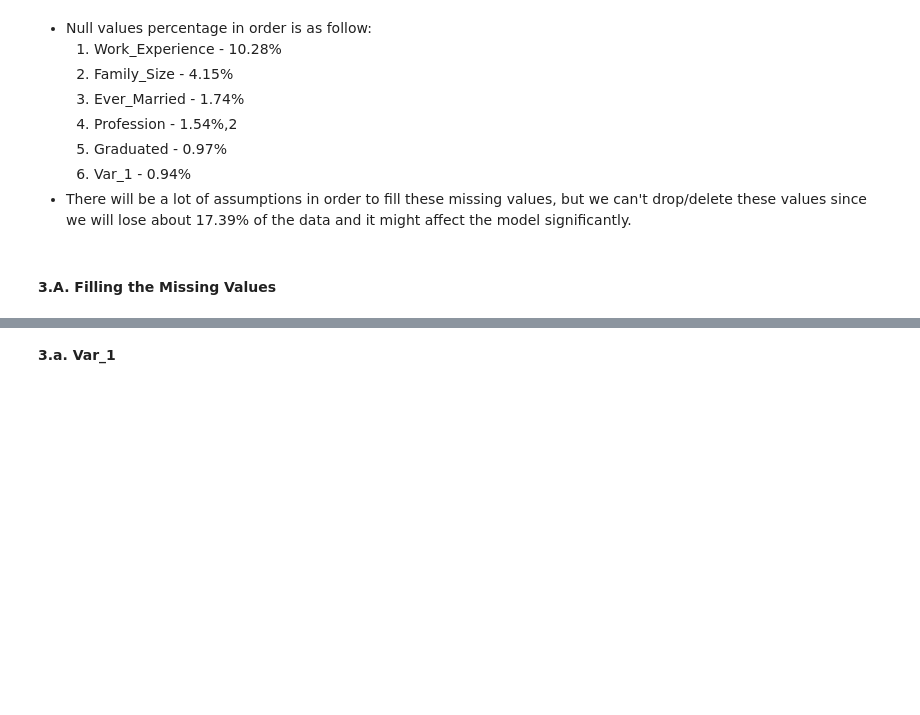
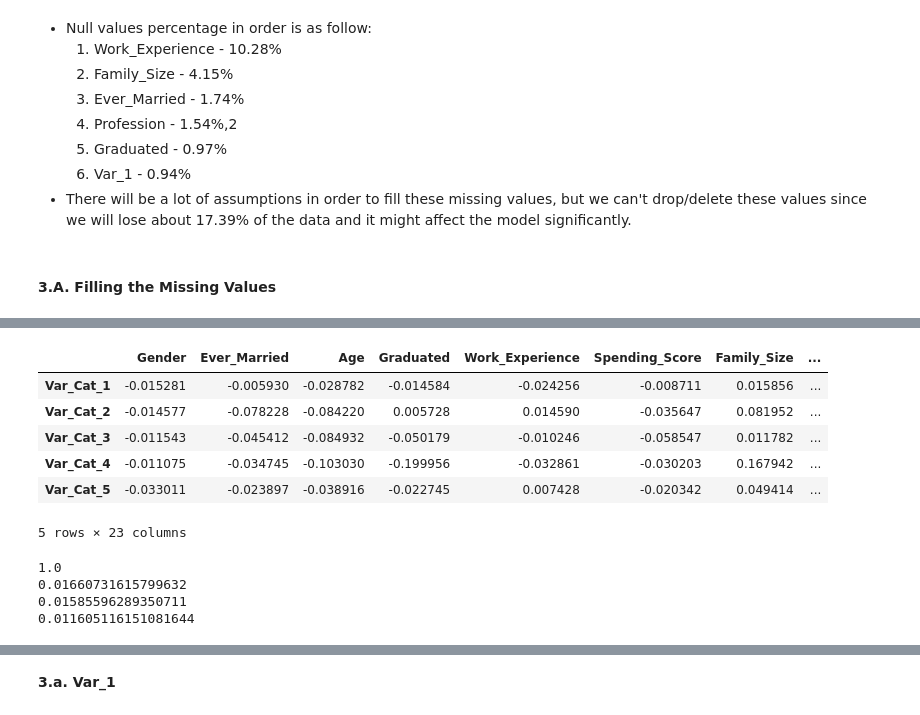
Before and after one commit to harashtaht/CustomerSegmentation, a Jupyter notebook: customerSegmentation/automobileSegmentation.ipynb, the cells around one changed output, grey strips where cells are left out. Saved outputs shown, nothing was run; the diff lists cells and outputs as text; code cells hidden in the pictures; blank space fills up the shorter version.

```diff
--- a/customerSegmentation/automobileSegmentation.ipynb
+++ b/customerSegmentation/automobileSegmentation.ipynb
@@ -746,3 +746,22 @@ The amount of data missing : 17.39 %
 - There will be a lot of assumptions in order to fill these missing values, but we can't drop/delete these values since we will lose about 17.39% of the data and it might affect the model significantly.
 # %% [markdown]
 #### __3.A. Filling the Missing Values__
+# %%
+# Check rough Correlation using one hot encoder
+# Downside of this method is the null values will disappear
+
+# Label Encoding Var_1 Column
+
+oneHvar = oneHprf_.copy(deep=True)
+oneHvar['Var_1'] = pd.Categorical(oneHvar['Var_1'])
+dfDummies = pd.get_dummies(oneHvar['Var_1'], prefix = 'Var')
+oneHvar_ = pd.concat([oneHvar, dfDummies], axis=1).drop('Var_1',
+                                                       axis = 1)
+
+dfCorr = oneHvar_.corr(method='pearson')[17:].T.drop('ID', axis=0)
+
+# Printing Top 3 features that contributes to the correlation of each respective Category
+
+for i in dfCorr.columns:
+    print("\t", i)
+    print(round(dfCorr[i].sort_values(ascending=False).head(4)[1:5],4).to_string(),"\n")
@@ -748,0 +786,32 @@ The amount of data missing : 17.39 %
+# %%
+
+
+
+dfCorr = oneHvar_.corr(method='pearson')[17:].T.drop('ID', axis=0)
+ls_ = []
+for i in list(dfCorr.columns):
+    ls_.append(dfCorr[i])
+#     print(round(dfCorr[i].sort_values(ascending=False).head(4)[1:4],3))
+
+pd.DataFrame(ls_).head()
+# oneHvar_.corr(method='pearson')[17:].T['Var_Cat_4'].sort_values(ascending=False).head(4)
+# %% [output]
+|  | Gender | Ever_Married | Age | Graduated | Work_Experience | Spending_Score | Family_Size | ... |
+| Var_Cat_1 | -0.015281 | -0.005930 | -0.028782 | -0.014584 | -0.024256 | -0.008711 | 0.015856 | ... |
+| Var_Cat_2 | -0.014577 | -0.078228 | -0.084220 | 0.005728 | 0.014590 | -0.035647 | 0.081952 | ... |
+| Var_Cat_3 | -0.011543 | -0.045412 | -0.084932 | -0.050179 | -0.010246 | -0.058547 | 0.011782 | ... |
+| Var_Cat_4 | -0.011075 | -0.034745 | -0.103030 | -0.199956 | -0.032861 | -0.030203 | 0.167942 | ... |
+| Var_Cat_5 | -0.033011 | -0.023897 | -0.038916 | -0.022745 | 0.007428 | -0.020342 | 0.049414 | ... |
+5 rows × 23 columns
+# %%
+
+# type(dfCorr['Var_Cat_1'].sort_values(ascending=False).head(4))
+for i in dfCorr['Var_Cat_1'].sort_values(ascending=False).head(4):
+    print(i)
+
+    #     print(list(i))
+# %% [output]
+1.0
+0.01660731615799632
+0.01585596289350711
+0.011605116151081644
```
Also changed, not shown: parts of 7 cells of this notebook.
